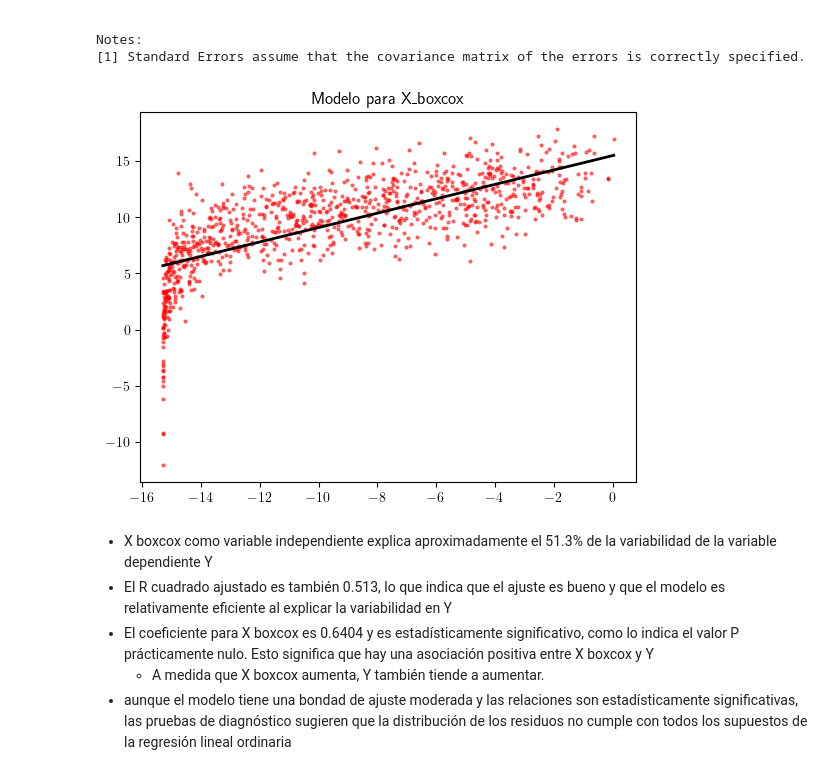
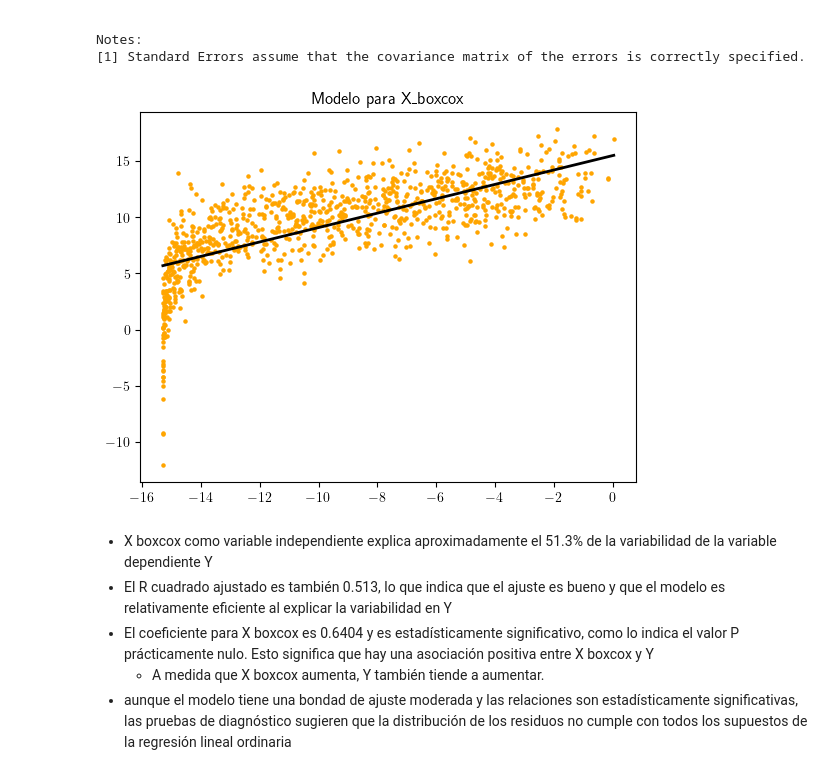
Before and after one commit to Daniel1martinez2/mcd-analisis-cuantitativo-evaluacion-1, a Jupyter notebook: punto_2.ipynb, the cells around one changed output. Drawn from its saved outputs; the diff is of its cells as text; code cells hidden in the pictures.

```diff
--- a/punto_2.ipynb
+++ b/punto_2.ipynb
@@ -191,13 +191,13 @@ Notes:
 # %%
 x_vals = np.linspace(data['X_boxcox'].min(), data['X_boxcox'].max(), 100)
 pred_Y_ind_0 = model.params['Intercept'] + model.params['X_boxcox'] * x_vals
 
-plt.scatter(data['X_boxcox'], data['Y'], color='red', label='Ind = 1', alpha=0.5, s=4)
+plt.scatter(data['X_boxcox'], data['Y'], color='orange', label='Ind = 1',  s=5)
 plt.plot(x_vals, pred_Y_ind_0, color='black', linewidth=2, label='Regresión Ind = 0')
 plt.title(f'Modelo para X_boxcox')
 plt.show()
 # %% [output]
-[figure, old version]
+[figure, new version]
 # %% [markdown]
 - X boxcox como variable independiente explica aproximadamente el 51.3% de la variabilidad de la variable dependiente Y
 - El R cuadrado ajustado es también 0.513, lo que indica que el ajuste es bueno y que el modelo es relativamente eficiente al explicar la variabilidad en Y
```
Also changed, not shown: parts of 1 cell of this notebook.
